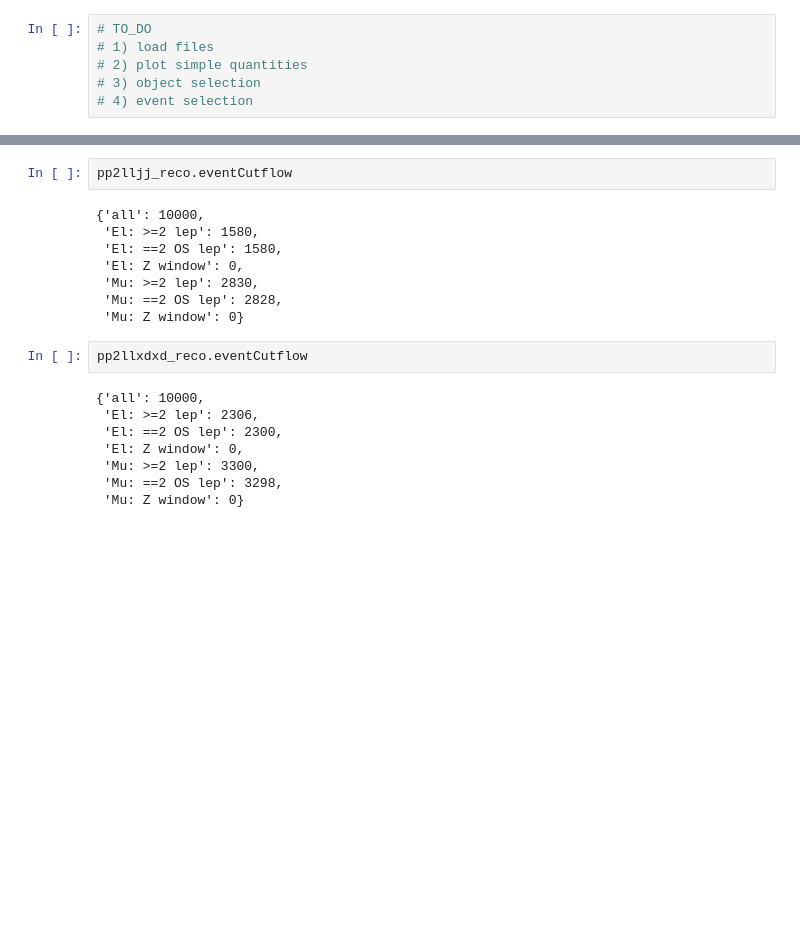
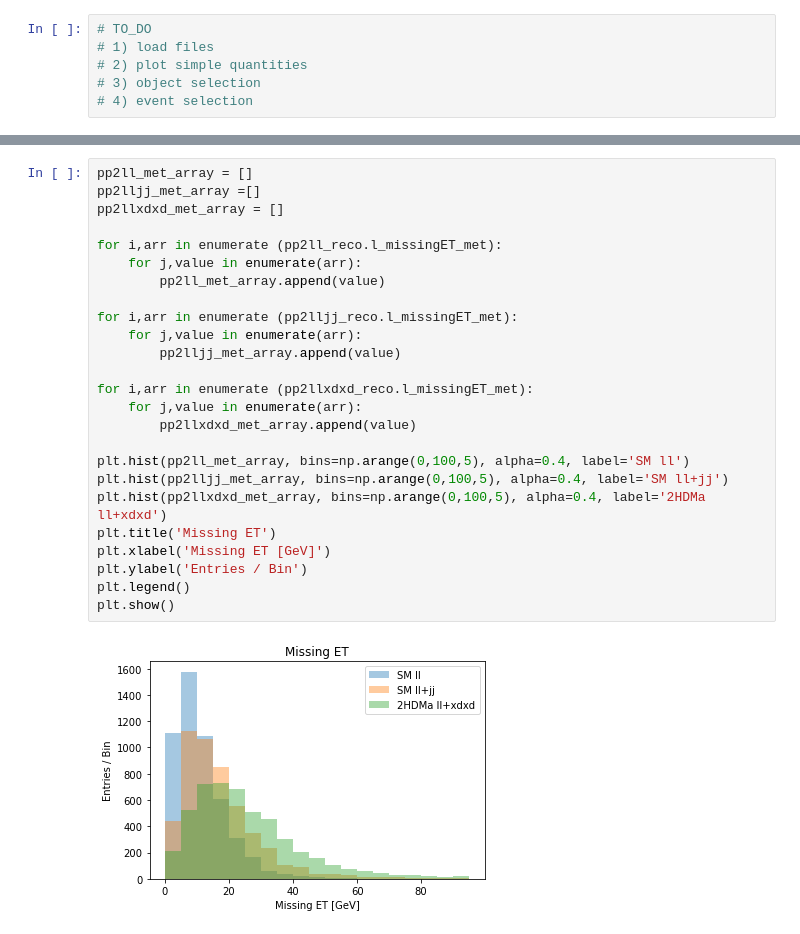
Before and after one commit to ctdax/darkMatter, a Jupyter notebook: explore/exploreData.ipynb, the cells around one changed output, grey strips where cells are left out. Saved outputs shown, nothing was run; the diff lists cells and outputs as text; blank space fills up the shorter version.

```diff
--- a/explore/exploreData.ipynb
+++ b/explore/exploreData.ipynb
@@ -325,20 +321,27 @@ pp2ll_reco.eventCutflow
-# %%
-pp2lljj_reco.eventCutflow
-# %% [output]
-{'all': 10000,
- 'El: >=2 lep': 1580,
- 'El: ==2 OS lep': 1580,
- 'El: Z window': 0,
- 'Mu: >=2 lep': 2830,
- 'Mu: ==2 OS lep': 2828,
- 'Mu: Z window': 0}
-# %%
-pp2llxdxd_reco.eventCutflow
-# %% [output]
-{'all': 10000,
- 'El: >=2 lep': 2306,
- 'El: ==2 OS lep': 2300,
- 'El: Z window': 0,
- 'Mu: >=2 lep': 3300,
- 'Mu: ==2 OS lep': 3298,
- 'Mu: Z window': 0}
+# %%
+pp2ll_met_array = []
+pp2lljj_met_array =[]
+pp2llxdxd_met_array = []
+
+for i,arr in enumerate (pp2ll_reco.l_missingET_met):
+    for j,value in enumerate(arr):
+        pp2ll_met_array.append(value)
+
+for i,arr in enumerate (pp2lljj_reco.l_missingET_met):
+    for j,value in enumerate(arr):
+        pp2lljj_met_array.append(value)
+
+for i,arr in enumerate (pp2llxdxd_reco.l_missingET_met):
+    for j,value in enumerate(arr):
+        pp2llxdxd_met_array.append(value)
+
+plt.hist(pp2ll_met_array, bins=np.arange(0,100,5), alpha=0.4, label='SM ll')
+plt.hist(pp2lljj_met_array, bins=np.arange(0,100,5), alpha=0.4, label='SM ll+jj')
+plt.hist(pp2llxdxd_met_array, bins=np.arange(0,100,5), alpha=0.4, label='2HDMa ll+xdxd')
+plt.title('Missing ET')
+plt.xlabel('Missing ET [GeV]')
+plt.ylabel('Entries / Bin')
+plt.legend()
+plt.show()
+# %% [output]
+[figure, added]
```
Also changed, not shown: parts of 12 cells of this notebook, 2 other files.
